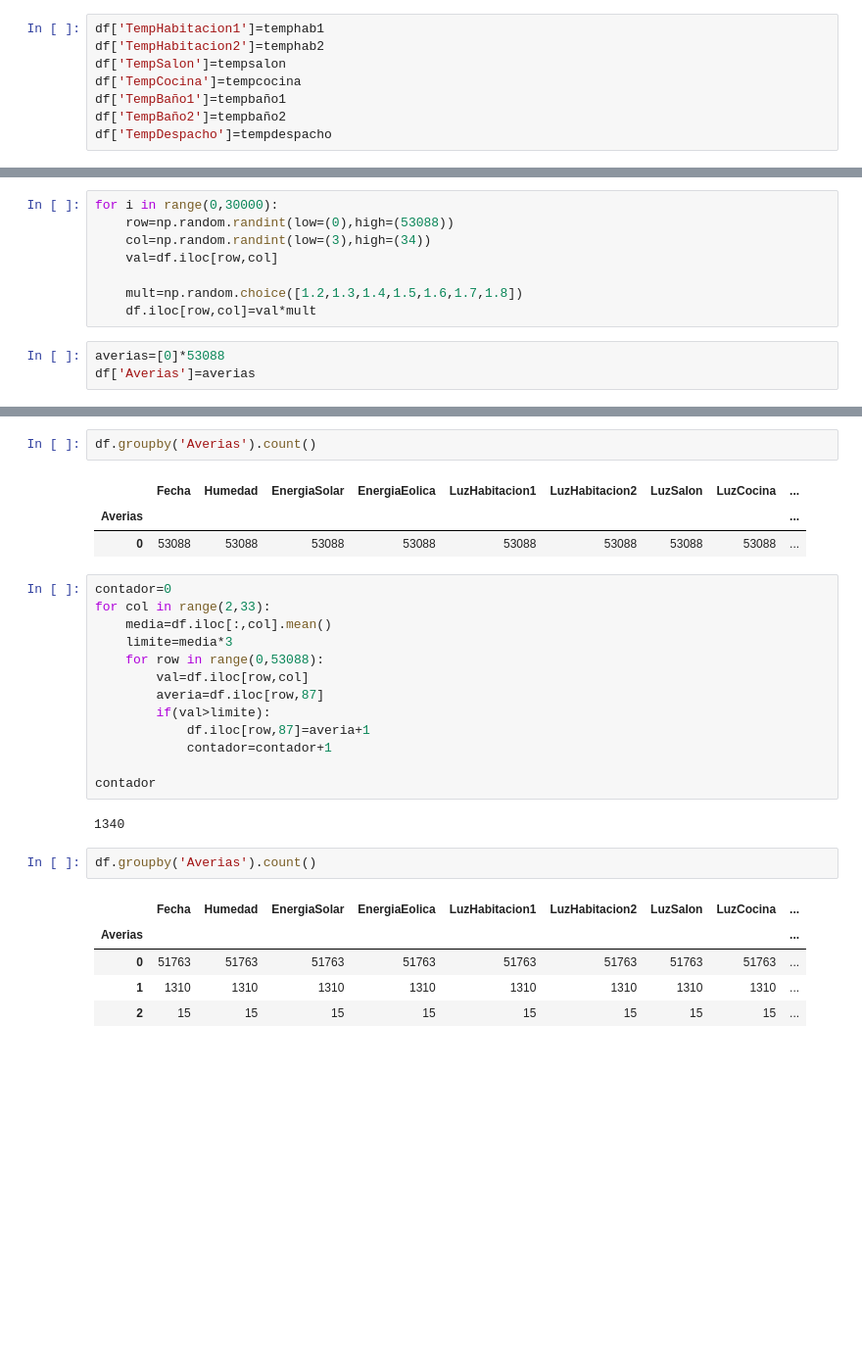
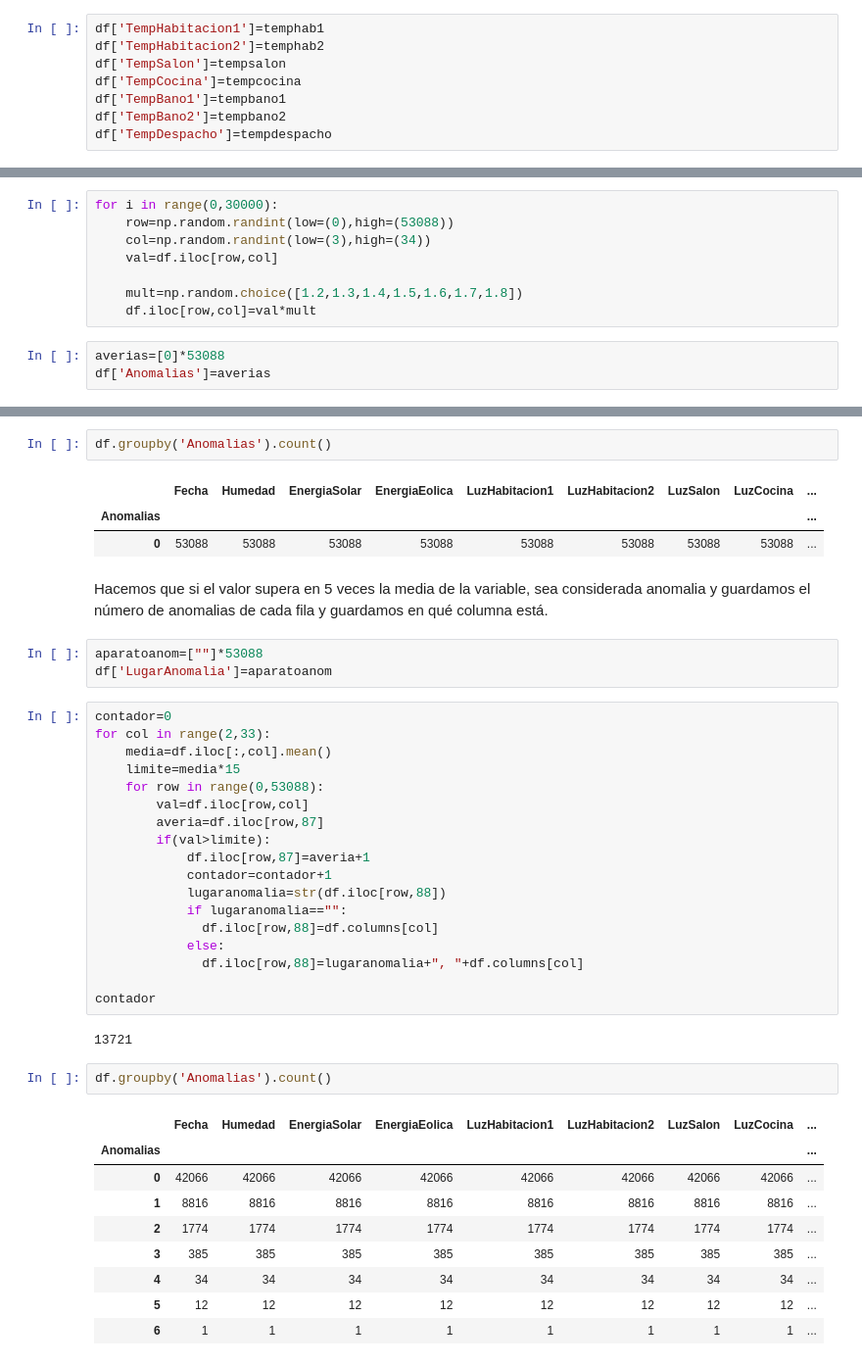
Before and after one commit to mariaabril/UEM-Analytics-G203, a Jupyter notebook: Datos Smart Home.ipynb, the cells around one changed output, grey strips where cells are left out. Shown: that part at 98% size. Cells and saved outputs as stored; diff of their text form; blank space fills up the shorter version.

```diff
--- a/Datos Smart Home.ipynb
+++ b/Datos Smart Home.ipynb
@@ -1720,8 +1743,8 @@ df['TempHabitacion1']=temphab1
 df['TempHabitacion2']=temphab2
 df['TempSalon']=tempsalon
 df['TempCocina']=tempcocina
-df['TempBaño1']=tempbaño1
-df['TempBaño2']=tempbaño2
+df['TempBano1']=tempbano1
+df['TempBano2']=tempbano2
 df['TempDespacho']=tempdespacho
 # %%
 df['TempHabitacion1'].mean()
@@ -1778,7 +1798,7 @@ for i in range(0,30000):
     df.iloc[row,col]=val*mult
 # %%
 averias=[0]*53088
-df['Averias']=averias
+df['Anomalias']=averias
 # %%
 df
 # %% [output]
@@ -1802,31 +1817,45 @@ df
 53088 rows × 88 columns
 # %%
-df.groupby('Averias').count()
+df.groupby('Anomalias').count()
 # %% [output]
 |  | Fecha | Humedad | EnergiaSolar | EnergiaEolica | LuzHabitacion1 | LuzHabitacion2 | LuzSalon | LuzCocina | ... |
-| Averias |  |  |  |  |  |  |  |  | ... |
+| Anomalias |  |  |  |  |  |  |  |  | ... |
 | 0 | 53088 | 53088 | 53088 | 53088 | 53088 | 53088 | 53088 | 53088 | ... |
+# %% [markdown]
+Hacemos que si el valor supera en 5 veces la media de la variable, sea considerada anomalia y guardamos el número de anomalias de cada fila y guardamos en qué columna está.
+# %%
+aparatoanom=[""]*53088
+df['LugarAnomalia']=aparatoanom
 # %%
 contador=0
 for col in range(2,33):
     media=df.iloc[:,col].mean()
-    limite=media*3
+    limite=media*15
     for row in range(0,53088):
         val=df.iloc[row,col]
         averia=df.iloc[row,87]
         if(val>limite):
             df.iloc[row,87]=averia+1
             contador=contador+1
+            lugaranomalia=str(df.iloc[row,88])
+            if lugaranomalia=="":
+              df.iloc[row,88]=df.columns[col]
+            else:
+              df.iloc[row,88]=lugaranomalia+", "+df.columns[col]
 
 contador
 # %% [output]
-1340
+13721
 # %%
-df.groupby('Averias').count()
+df.groupby('Anomalias').count()
 # %% [output]
 |  | Fecha | Humedad | EnergiaSolar | EnergiaEolica | LuzHabitacion1 | LuzHabitacion2 | LuzSalon | LuzCocina | ... |
-| Averias |  |  |  |  |  |  |  |  | ... |
-| 0 | 51763 | 51763 | 51763 | 51763 | 51763 | 51763 | 51763 | 51763 | ... |
-| 1 | 1310 | 1310 | 1310 | 1310 | 1310 | 1310 | 1310 | 1310 | ... |
-| 2 | 15 | 15 | 15 | 15 | 15 | 15 | 15 | 15 | ... |
+| Anomalias |  |  |  |  |  |  |  |  | ... |
+| 0 | 42066 | 42066 | 42066 | 42066 | 42066 | 42066 | 42066 | 42066 | ... |
+| 1 | 8816 | 8816 | 8816 | 8816 | 8816 | 8816 | 8816 | 8816 | ... |
+| 2 | 1774 | 1774 | 1774 | 1774 | 1774 | 1774 | 1774 | 1774 | ... |
+| 3 | 385 | 385 | 385 | 385 | 385 | 385 | 385 | 385 | ... |
+| 4 | 34 | 34 | 34 | 34 | 34 | 34 | 34 | 34 | ... |
+| 5 | 12 | 12 | 12 | 12 | 12 | 12 | 12 | 12 | ... |
+| 6 | 1 | 1 | 1 | 1 | 1 | 1 | 1 | 1 | ... |
 # %%
```
Also changed, not shown: parts of 117 cells of this notebook.
